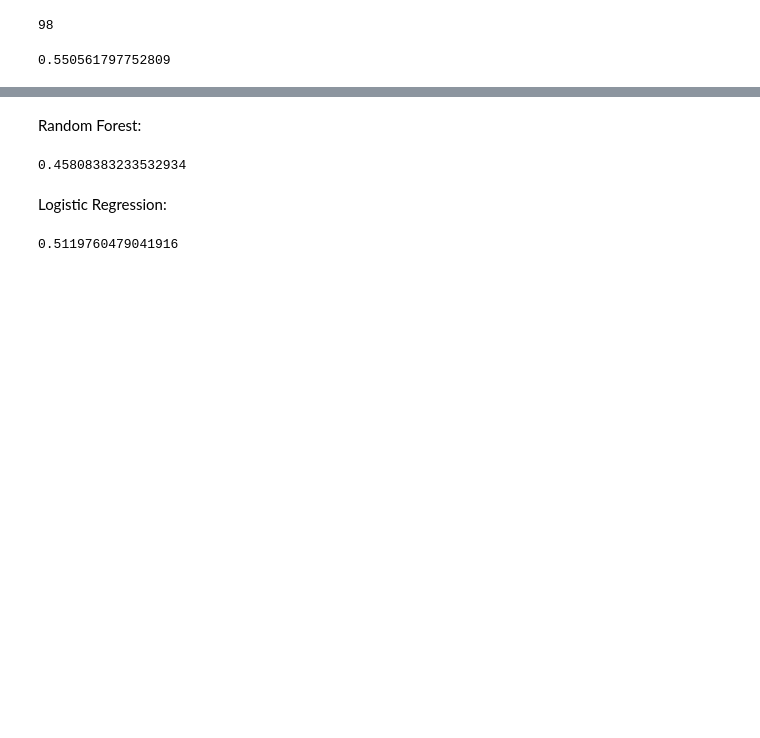
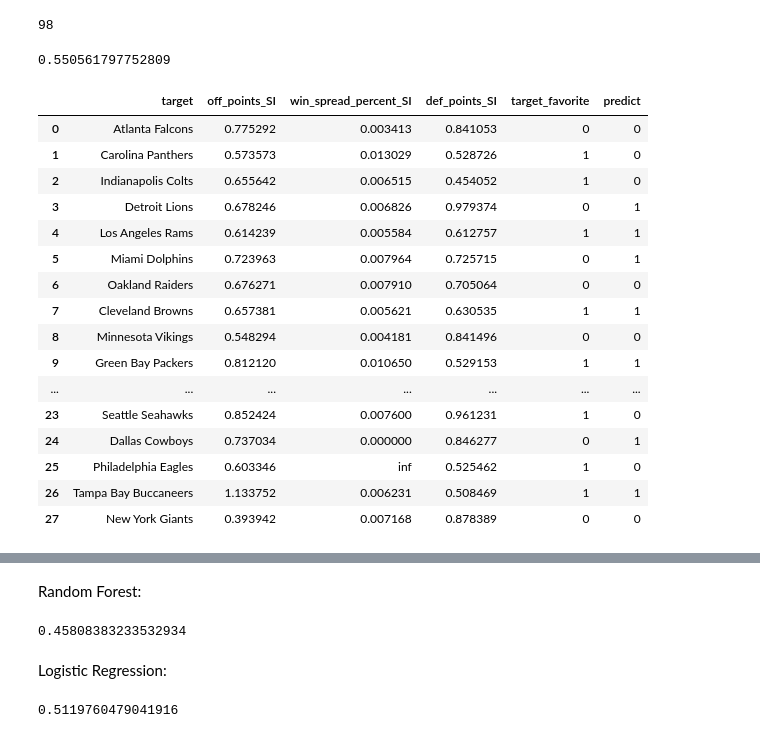
Before and after one commit to gjj425/Classification-Analysis-of-NFL-Spreads, a Jupyter notebook: final_notebooks_and_data/final_notebook.ipynb, the cells around one changed output, grey strips where cells are left out. Saved outputs shown, nothing was run; the diff lists cells and outputs as text; code cells hidden in the pictures; blank space fills up the shorter version.

```diff
--- a/final_notebooks_and_data/final_notebook.ipynb
+++ b/final_notebooks_and_data/final_notebook.ipynb
@@ -243,0 +259,20 @@ X_isol = X_pred[['target', 'predict']].copy()
+# %%
+X_pred
+# %% [output]
+|  | target | off_points_SI | win_spread_percent_SI | def_points_SI | target_favorite | predict |
+| 0 | Atlanta Falcons | 0.775292 | 0.003413 | 0.841053 | 0 | 0 |
+| 1 | Carolina Panthers | 0.573573 | 0.013029 | 0.528726 | 1 | 0 |
+| 2 | Indianapolis Colts | 0.655642 | 0.006515 | 0.454052 | 1 | 0 |
+| 3 | Detroit Lions | 0.678246 | 0.006826 | 0.979374 | 0 | 1 |
+| 4 | Los Angeles Rams | 0.614239 | 0.005584 | 0.612757 | 1 | 1 |
+| 5 | Miami Dolphins | 0.723963 | 0.007964 | 0.725715 | 0 | 1 |
+| 6 | Oakland Raiders | 0.676271 | 0.007910 | 0.705064 | 0 | 0 |
+| 7 | Cleveland Browns | 0.657381 | 0.005621 | 0.630535 | 1 | 1 |
+| 8 | Minnesota Vikings | 0.548294 | 0.004181 | 0.841496 | 0 | 0 |
+| 9 | Green Bay Packers | 0.812120 | 0.010650 | 0.529153 | 1 | 1 |
+| ... | ... | ... | ... | ... | ... | ... |
+| 23 | Seattle Seahawks | 0.852424 | 0.007600 | 0.961231 | 1 | 0 |
+| 24 | Dallas Cowboys | 0.737034 | 0.000000 | 0.846277 | 0 | 1 |
+| 25 | Philadelphia Eagles | 0.603346 | inf | 0.525462 | 1 | 0 |
+| 26 | Tampa Bay Buccaneers | 1.133752 | 0.006231 | 0.508469 | 1 | 1 |
+| 27 | New York Giants | 0.393942 | 0.007168 | 0.878389 | 0 | 0 |
```
Also changed, not shown: parts of 10 cells of this notebook.
